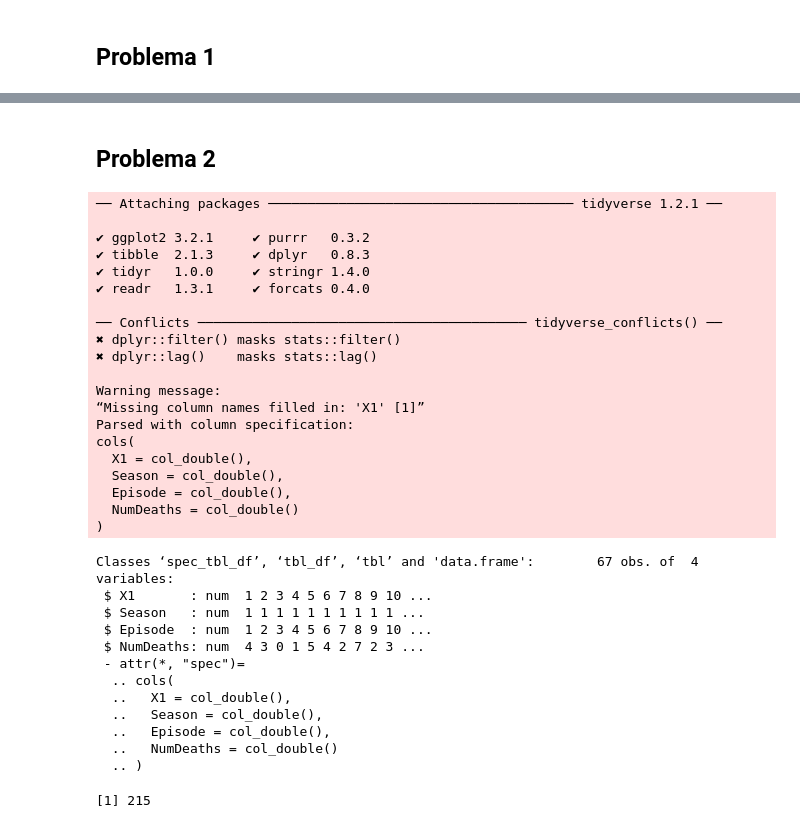
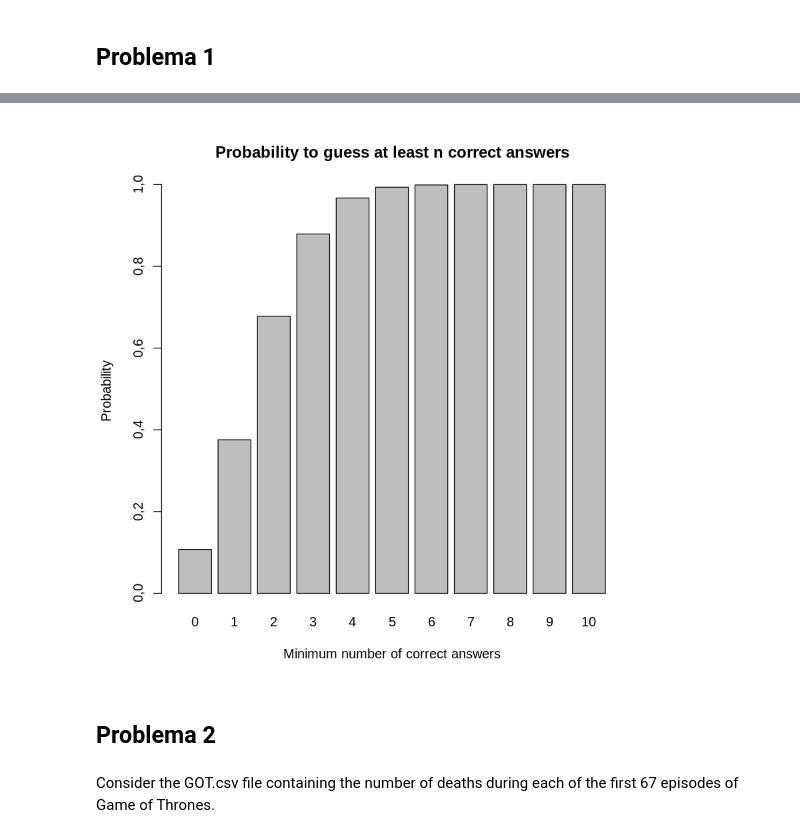
Before and after one commit to NTrevisani/DataScienceMaster, a Jupyter notebook: Estadistica/Practica2/Practica2.ipynb, the cells around one changed output, grey strips where cells are left out. Saved outputs shown, nothing was run; the diff lists cells and outputs as text; code cells hidden in the pictures.

```diff
--- a/Estadistica/Practica2/Practica2.ipynb
+++ b/Estadistica/Practica2/Practica2.ipynb
@@ -51,46 +99,12 @@ plot(0:10,prob.cumulative)
+# %%
+# ... and the cumulative probabilities
+# (probability to guess at least n answers)
+
+barplot(prob.cumulative, names.arg = c(0:10), xlab = "Minimum number of correct answers", ylab = "Probability",
+       main = "Probability to guess at least n correct answers")
+# %% [output]
+[figure, added]
 # %% [markdown]
 ## Problema 2
-# %%
-library("tidyverse")
-
-got <- read_csv("GOT.csv")
-
-str(got)
-# %% [output]
-── Attaching packages ─────────────────────────────────────── tidyverse 1.2.1 ──
-
-✔ ggplot2 3.2.1     ✔ purrr   0.3.2
-✔ tibble  2.1.3     ✔ dplyr   0.8.3
-✔ tidyr   1.0.0     ✔ stringr 1.4.0
-✔ readr   1.3.1     ✔ forcats 0.4.0
-
-── Conflicts ────────────────────────────────────────── tidyverse_conflicts() ──
-✖ dplyr::filter() masks stats::filter()
-✖ dplyr::lag()    masks stats::lag()
-
-Warning message:
-“Missing column names filled in: 'X1' [1]”
-Parsed with column specification:
-cols(
-  X1 = col_double(),
-  Season = col_double(),
-  Episode = col_double(),
-  NumDeaths = col_double()
-)
-Classes ‘spec_tbl_df’, ‘tbl_df’, ‘tbl’ and 'data.frame':        67 obs. of  4 variables:
- $ X1       : num  1 2 3 4 5 6 7 8 9 10 ...
- $ Season   : num  1 1 1 1 1 1 1 1 1 1 ...
- $ Episode  : num  1 2 3 4 5 6 7 8 9 10 ...
- $ NumDeaths: num  4 3 0 1 5 4 2 7 2 3 ...
- - attr(*, "spec")=
-  .. cols(
-  ..   X1 = col_double(),
-  ..   Season = col_double(),
-  ..   Episode = col_double(),
-  ..   NumDeaths = col_double()
-  .. )
-# %%
-total.deaths <- sum(got$NumDeaths)
-total.deaths
-# %% [output]
-[1] 215
+# %% [markdown]
+Consider the GOT.csv file containing the number of deaths during each of the first 67 episodes of Game of Thrones.
```
Also changed, not shown: parts of 38 cells of this notebook, 2 other files.
